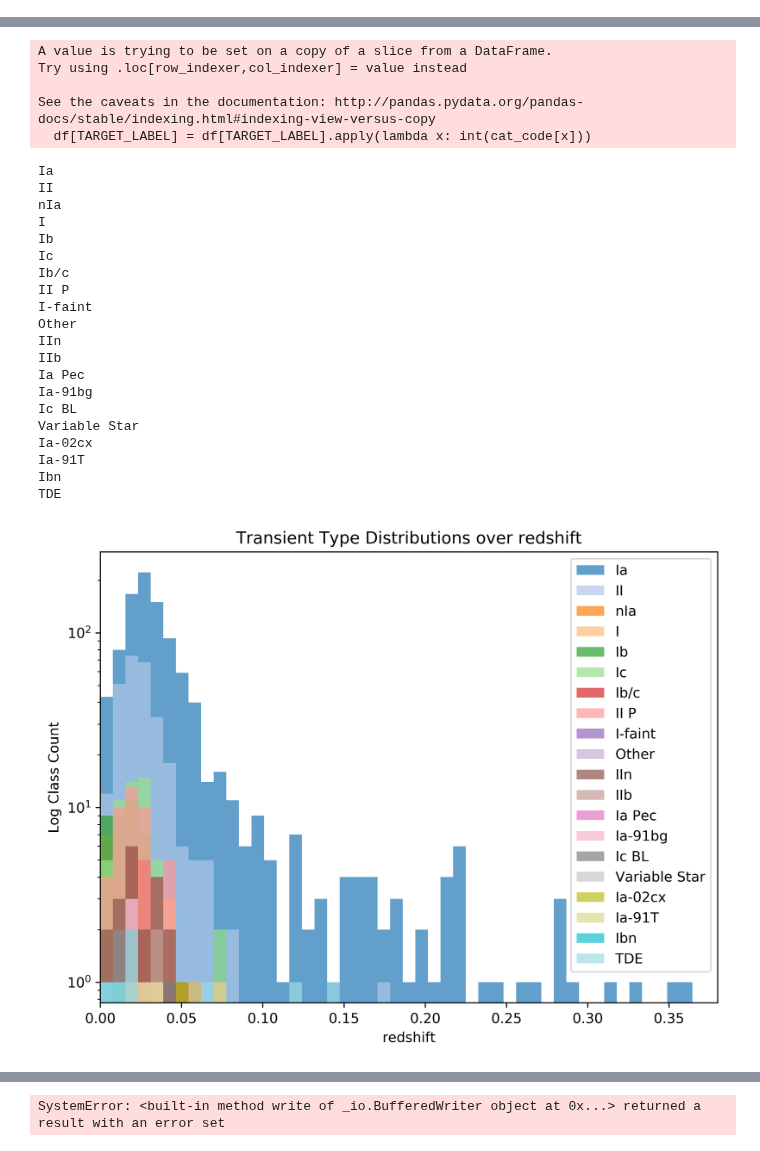
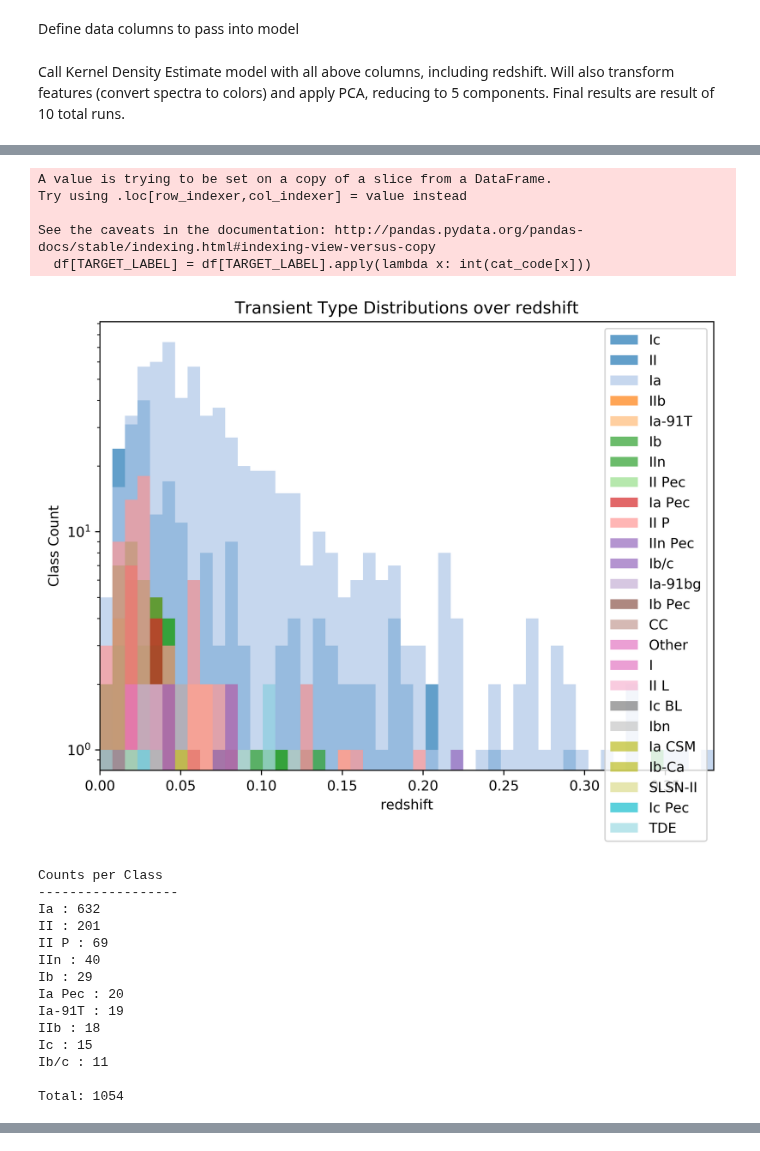
Before and after one commit to marinakiseleva/thex_model, a Jupyter notebook: notebooks/Experiments.ipynb, the cells around one changed output, grey strips where cells are left out. Saved outputs shown, nothing was run; the diff lists cells and outputs as text; code cells hidden in the pictures.

Commit message:
Updated models and plotting. added precisionp lot

```diff
--- a/notebooks/Experiments.ipynb
+++ b/notebooks/Experiments.ipynb
@@ -9,0 +1,2 @@ cols = [ 'AllWISE_W1mag', 'AllWISE_W2mag', 'AllWISE_W3mag', 'AllWISE_W4mag',
+# %% [markdown]
+Define data columns to pass into model
@@ -10,14 +69,20 @@ cols = [ 'AllWISE_W1mag', 'AllWISE_W2mag', 'AllWISE_W3mag', 'AllWISE_W4mag',
+# %% [markdown]
+Call Kernel Density Estimate model with all above columns, including redshift. Will also transform features (convert spectra to colors) and apply PCA, reducing to 5 components. Final results are result of 10 total runs.
 # %%
-KDEModel(col_match = cols,
-         test_on_train = False,
+from models.kde_model.kde_model import KDEModel
+%matplotlib inline
+
+kde = KDEModel(
+         cols = cols,
 #          folds = 3,
          transform_features = True,
-         subsample = 150,
+#          one_all = ['Ia-91bg'],
+        top_classes = 10,
          incl_redshift = True,
-         data_split = 0.3,
-#          top_classes = 5,
+         pca = 5,
          num_runs = 1,
          naive = False)
+kde.run_model()
 # %% [output]
 Data Filters
 ------------------
@@ -33,26 +104,20 @@ naive : False
 A value is trying to be set on a copy of a slice from a DataFrame.
 Try using .loc[row_indexer,col_indexer] = value instead
 
 See the caveats in the documentation: http://pandas.pydata.org/pandas-docs/stable/indexing.html#indexing-view-versus-copy
   df[TARGET_LABEL] = df[TARGET_LABEL].apply(lambda x: int(cat_code[x]))
+[figure, new version]
-Ia
-II
-nIa
-I
-Ib
-Ic
-Ib/c
-II P
-I-faint
-Other
-IIn
-IIb
-Ia Pec
-Ia-91bg
-Ic BL
-Variable Star
-Ia-02cx
-Ia-91T
-Ibn
-TDE
+Counts per Class
+------------------
+Ia : 632
+II : 201
+II P : 69
+IIn : 40
+Ib : 29
+Ia Pec : 20
+Ia-91T : 19
+IIb : 18
+Ic : 15
+Ib/c : 11
+
+Total: 1054
-[figure, old version]
@@ -77 +129,0 @@ PCA Analysis: Explained Variance Ratio
-SystemError: <built-in method write of _io.BufferedWriter object at 0x...> returned a result with an error set
```
Also changed, not shown: parts of 4 cells of this notebook, 12 other files.
